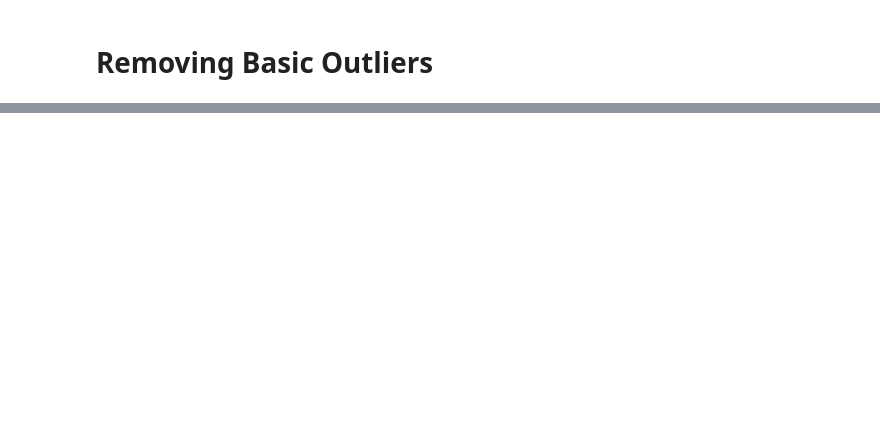
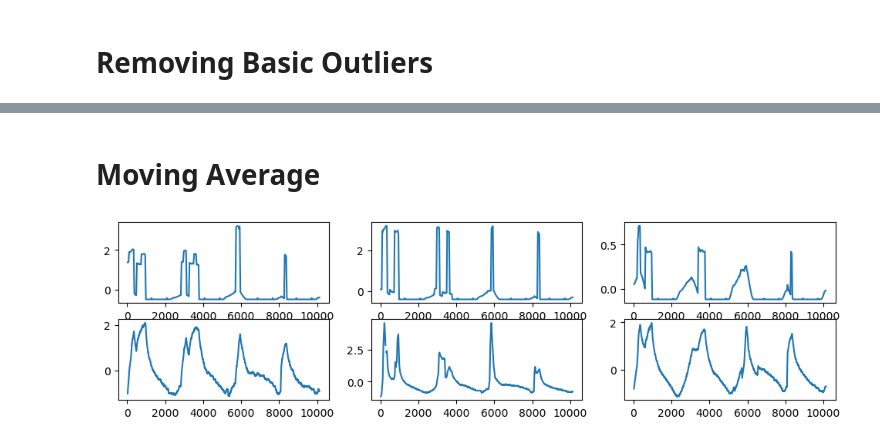
Before and after one commit to brunomcebola/CInt-Project, a Jupyter notebook: project.ipynb, the cells around one changed output, grey strips where cells are left out. Drawn from its saved outputs; the diff is of its cells as text; code cells hidden in the pictures; blank space fills up the shorter version.

Commit message:
Added moving average with windows of 75 (seemed the best)

```diff
--- a/project.ipynb
+++ b/project.ipynb
@@ -122,0 +132,34 @@ plt.show()
+# %% [markdown]
+# Moving Average
+# %%
+window_size = 50
+
+new_project['S1TempRoll'] = new_project['S1Temp'].rolling(window_size).mean()
+new_project['S2TempRoll'] = new_project['S2Temp'].rolling(window_size).mean()
+new_project['S3TempRoll'] = new_project['S3Temp'].rolling(window_size).mean()
+
+new_project['S1LightRoll'] = new_project['S1Light'].rolling(window_size).mean()
+new_project['S2LightRoll'] = new_project['S2Light'].rolling(window_size).mean()
+new_project['S3LightRoll'] = new_project['S3Light'].rolling(window_size).mean()
+
+
+
+# FIGURE
+fig, axs = plt.subplots(2, 3, figsize=(12, 3))
+# LIGHT
+plt.subplot(2,3,1)
+new_project.S1LightRoll.plot()
+plt.subplot(2,3,2)
+new_project.S2LightRoll.plot(ax=plt.gca())
+plt.subplot(2,3,3)
+new_project.S3LightRoll.plot(ax=plt.gca())
+# TEMP
+plt.subplot(2,3,4)
+new_project.S1TempRoll.plot()
+plt.subplot(2,3,5)
+new_project.S2TempRoll.plot(ax=plt.gca())
+plt.subplot(2,3,6)
+new_project.S3TempRoll.plot(ax=plt.gca())
+plt.show()
+# %% [output]
+[figure, added]
```
Also changed, not shown: parts of 4 cells of this notebook.
